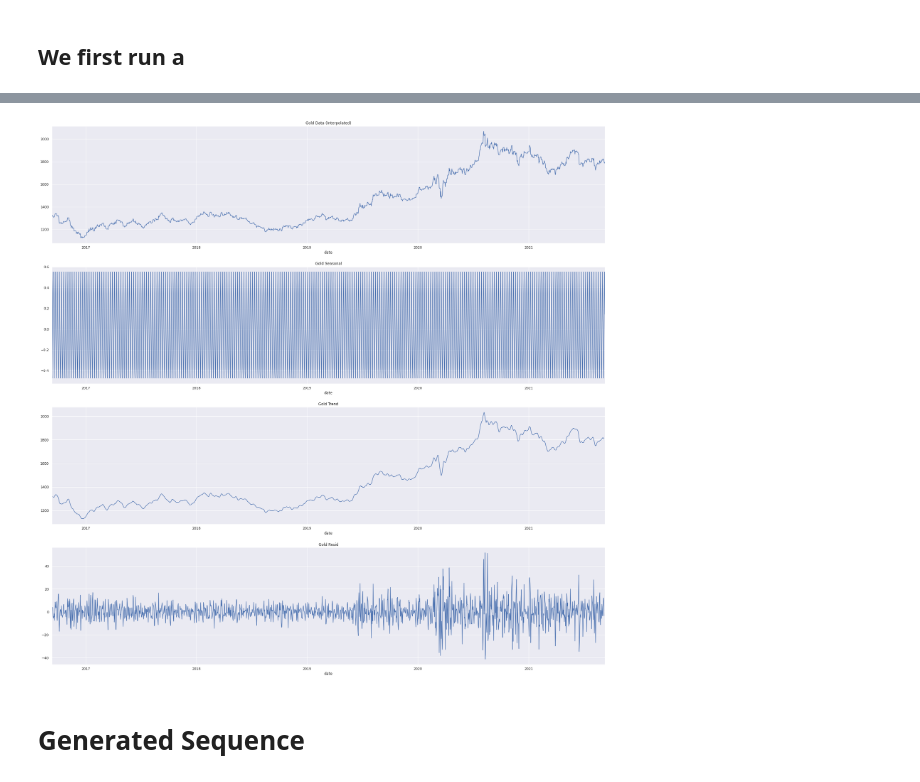
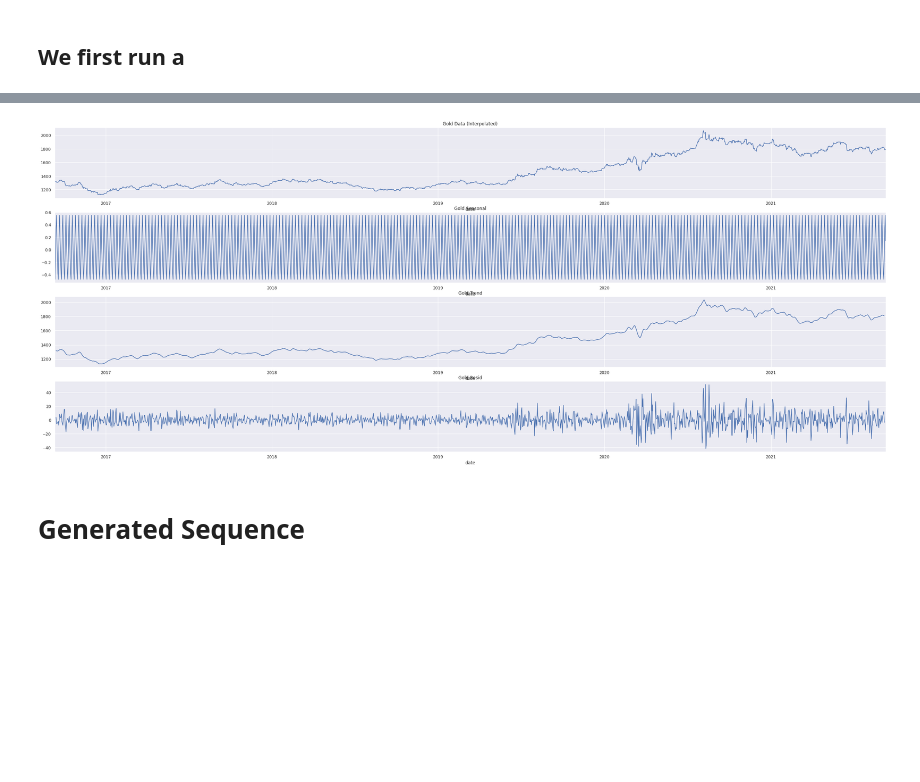
Before and after one commit to YuyangLee/Trading-Strategy-MCM22C, a Jupyter notebook: data_process.ipynb, the cells around one changed output, grey strips where cells are left out. Drawn from its saved outputs; the diff is of its cells as text; code cells hidden in the pictures; blank space fills up the shorter version.

```diff
--- a/data_process.ipynb
+++ b/data_process.ipynb
@@ -107,25 +107,25 @@ plt.savefig("data/tsa/btc.pdf")
 # %%
-plt.figure(figsize=(40, 32))
+plt.figure(figsize=(40, 16))
 
 plt.subplot(411)
 plt.title("Gold Data (Interpolated)")
 data.gold_inter.plot()
 
 plt.subplot(412)
 plt.title("Gold Seasonal")
 gold_decomposed.seasonal.plot()
 
 plt.subplot(413)
 plt.title("Gold Trend")
 gold_decomposed.trend.plot()
 
 plt.subplot(414)
 plt.title("Gold Resid")
 gold_decomposed.resid.plot()
 
 plt.savefig("data/tsa/gold_itp.pdf")
 # %% [output]
-[figure, old version]
+[figure, new version]
 # %% [markdown]
 # Generated Sequence
 # %%
```
Also changed, not shown: parts of 1 cell of this notebook, 12 other files.
